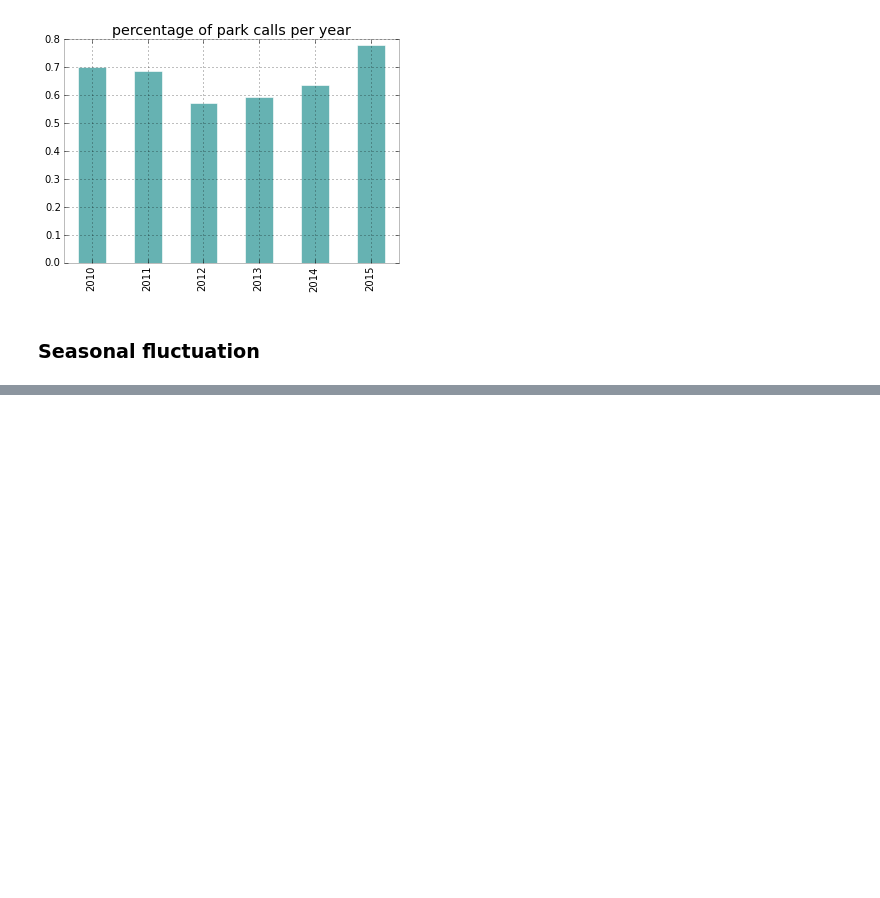
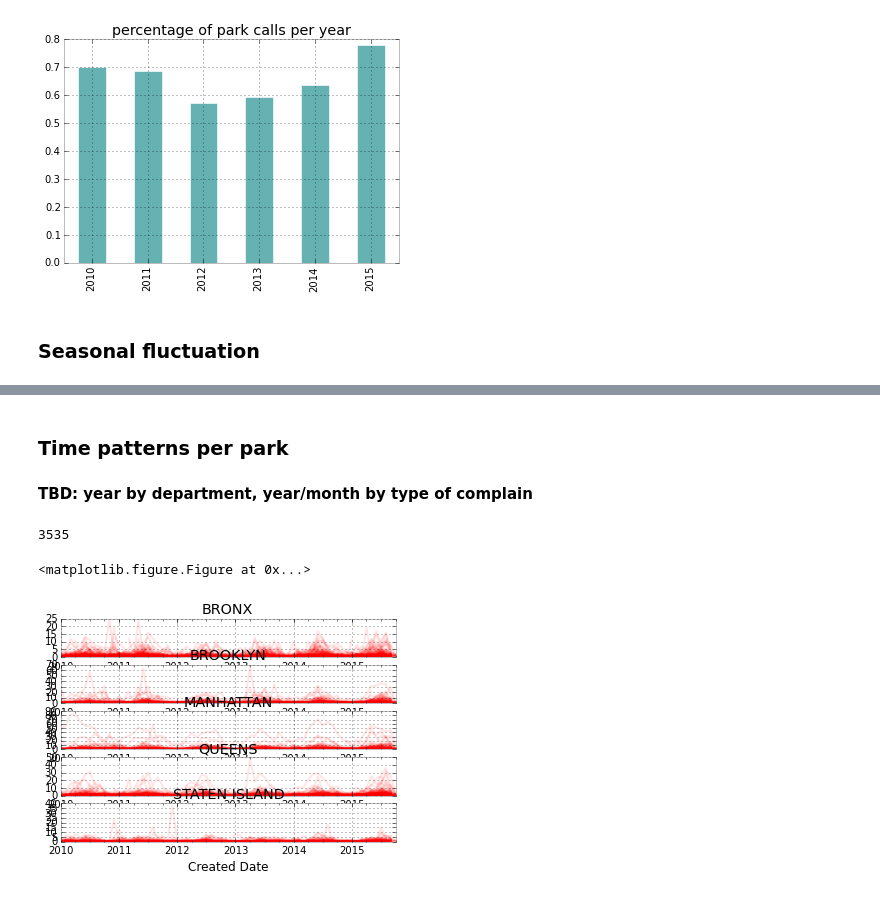
Before and after one commit to gdobler/parqa, a Jupyter notebook: 311/311_opendata.ipynb, the cells around one changed output, grey strips where cells are left out. Drawn from its saved outputs; the diff is of its cells as text; code cells hidden in the pictures; blank space fills up the shorter version.

```diff
--- a/311/311_opendata.ipynb
+++ b/311/311_opendata.ipynb
@@ -160,0 +167,23 @@ plt.legend();
+# %% [markdown]
+### Time patterns per park
+# %% [markdown]
+**TBD: year by department, year/month by type of complain**
+# %%
+parks = pdf.groupby('Park Facility Name')
+len(parks)
+# %% [output]
+3535
+# %%
+plt.figure(figsize=(10,10));
+fig, axs = plt.subplots(5,1)
+
+i=0
+for Bname, g in boro:
+
+    i+=1
+    parks = g.groupby('Park Facility Name')
+    for name, g in parks:
+        g.groupby(grouper).size().plot(alpha=.1, color='red', ax=axs[i-1], title=Bname)
+# %% [output]
+<matplotlib.figure.Figure at 0x...>
+[figure, added]
```
Also changed, not shown: parts of 13 cells of this notebook.
